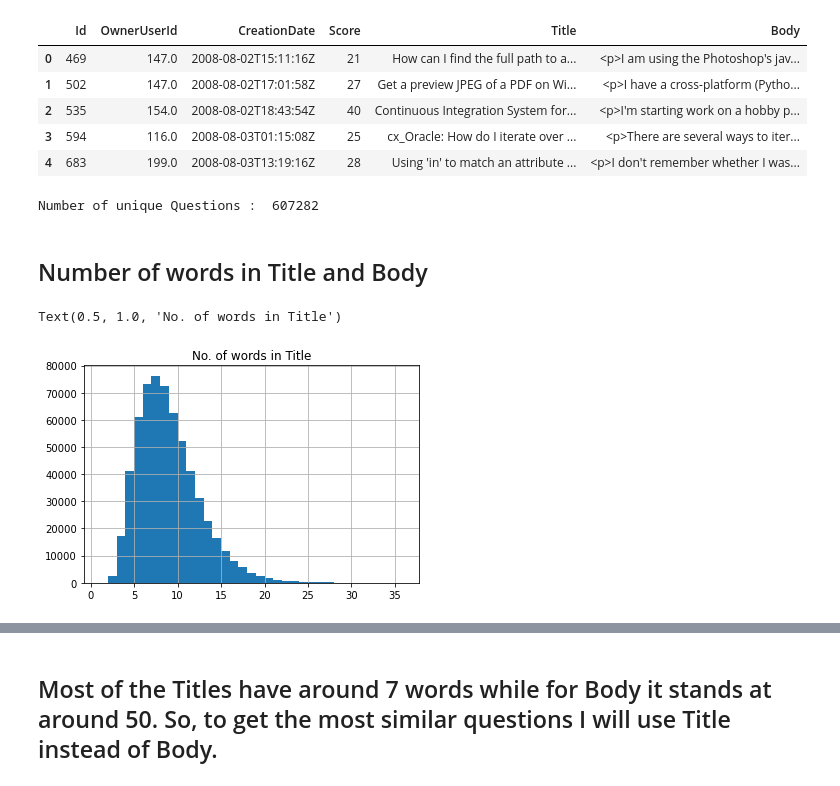
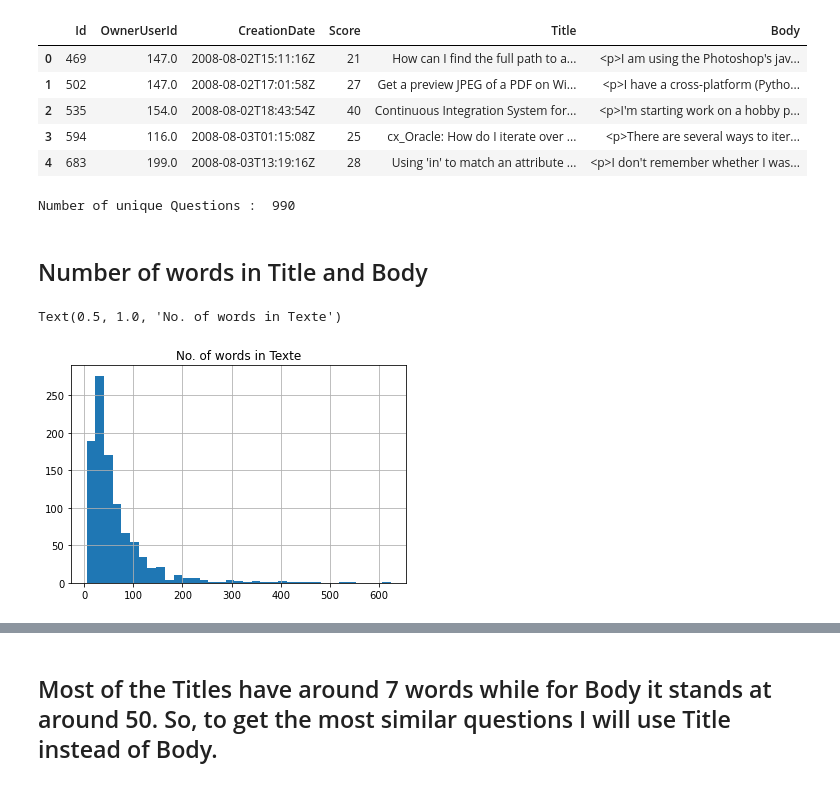
Before and after one commit to fedecabre/P5_StackOverflow, a Jupyter notebook: P5_3_notebook_models.ipynb, the cells around one changed output, grey strips where cells are left out. Drawn from its saved outputs; the diff is of its cells as text; code cells hidden in the pictures.

```diff
--- a/P5_3_notebook_models.ipynb
+++ b/P5_3_notebook_models.ipynb
@@ -47,6 +94,15 @@ nltk.download('stopwords')
 questions = pd.read_csv("input/Questions.csv", encoding = "ISO-8859-1")
 print(len(questions))
 display(questions.head(5))
+
+dtypes_questions = {'Id':'int32', 'Score': 'int16', 'Title': 'str', 'Body': 'str', 'Text': 'str'}
+
+df_questions = pd.read_csv('df_questions_fullclean.csv',
+                           usecols=['Id', 'Score', 'Title', 'Body','Text'],
+                           encoding = "utf-8",
+                           dtype=dtypes_questions,
+                           nrows=10000
+                          )
 # %% [output]
 607282
 |  | Id | OwnerUserId | CreationDate | Score | Title | Body |
@@ -56,6 +112,6 @@ display(questions.head(5))
 | 3 | 594 | 116.0 | 2008-08-03T01:15:08Z | 25 | cx_Oracle: How do I iterate over ... | <p>There are several ways to iter... |
 | 4 | 683 | 199.0 | 2008-08-03T13:19:16Z | 28 | Using 'in' to match an attribute ... | <p>I don't remember whether I was... |
 # %%
-print("Number of unique Questions : ", questions['Id'].nunique())
+print("Number of unique Questions : ", df_questions['Id'].nunique())
 # %% [output]
-Number of unique Questions :  607282
+Number of unique Questions :  990
@@ -65,8 +118,12 @@ questions['qBodyLen'] = questions['Body'].apply(lambda x : len(x.split(" ")))
+# %%
+df_questions['qText'] = df_questions['Text'].apply(lambda x : len(x.split(" ")))
 # %% [markdown]
 ## Number of words in Title and Body
 # %%
-questions['qLen'].hist(bins=35)
-plt.title("No. of words in Title")
+fig = plt.figure()
+fig.patch.set_facecolor('w')
+df_questions['qText'].hist(bins=35)
+plt.title("No. of words in Texte")
 # %% [output]
-Text(0.5, 1.0, 'No. of words in Title')
+Text(0.5, 1.0, 'No. of words in Texte')
-[figure, old version]
+[figure, new version]
```
Also changed, not shown: parts of 21 cells of this notebook, 1 other file.
